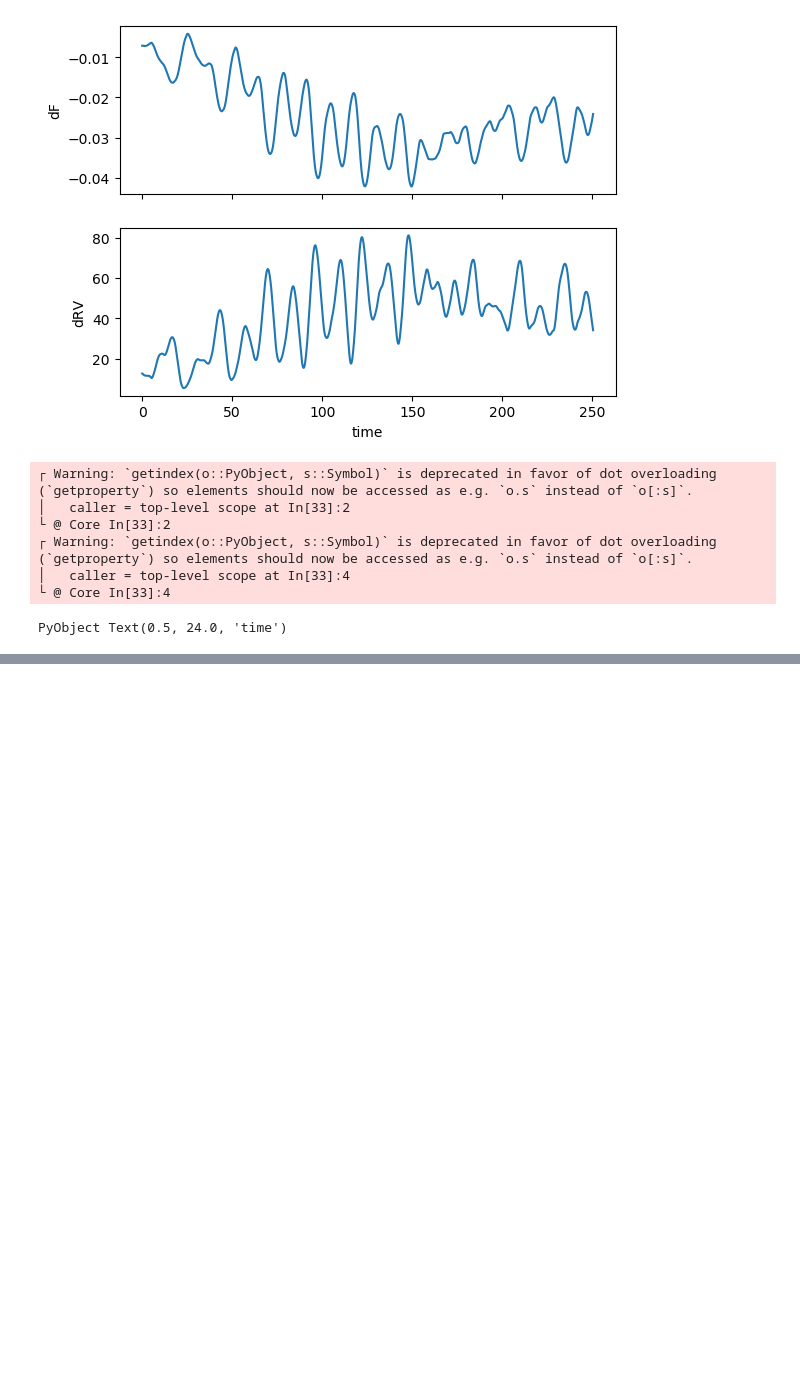
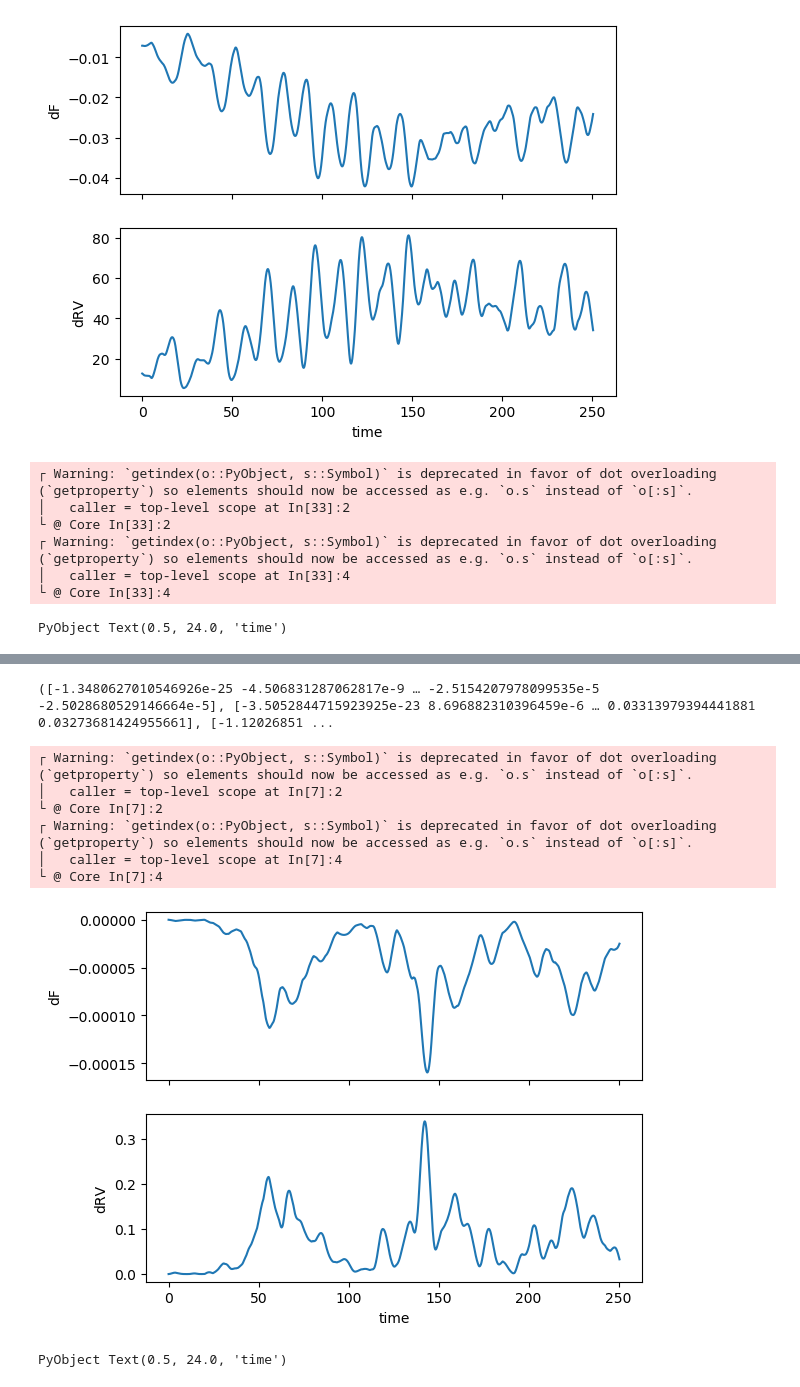
Before and after one commit to Li-Yangyang/Jspot, a Jupyter notebook: exmaple/examples.ipynb, the cells around one changed output, grey strips where cells are left out. Drawn from its saved outputs; the diff is of its cells as text; code cells hidden in the pictures; blank space fills up the shorter version.

```diff
--- a/exmaple/examples.ipynb
+++ b/exmaple/examples.ipynb
@@ -207,0 +207,20 @@ UndefVarError: UndefVarError: corrected_lat not defined
+# %%
+dF, dRV, BIS = simulation(structs[1], structs[2], t;comb=true)
+# %% [output]
+([-1.3480627010546926e-25 -4.506831287062817e-9 … -2.5154207978099535e-5 -2.5028680529146664e-5], [-3.5052844715923925e-23 8.696882310396459e-6 … 0.03313979394441881 0.03273681424955661], [-1.12026851 ...
+# %%
+fig, ax = subplots(2,1, sharex = true)
+ax[1,1][:plot](t, transpose(dF))
+ax[1,1].set_ylabel("dF")
+ax[2,1][:plot](t, transpose(dRV))
+ax[2,1].set_ylabel("dRV")
+ax[2,1].set_xlabel("time")
+# %% [output]
+┌ Warning: `getindex(o::PyObject, s::Symbol)` is deprecated in favor of dot overloading (`getproperty`) so elements should now be accessed as e.g. `o.s` instead of `o[:s]`.
+│   caller = top-level scope at In[7]:2
+└ @ Core In[7]:2
+┌ Warning: `getindex(o::PyObject, s::Symbol)` is deprecated in favor of dot overloading (`getproperty`) so elements should now be accessed as e.g. `o.s` instead of `o[:s]`.
+│   caller = top-level scope at In[7]:4
+└ @ Core In[7]:4
+[figure, added]
+PyObject Text(0.5, 24.0, 'time')
```
Also changed, not shown: parts of 3 cells of this notebook, 2 other files.
